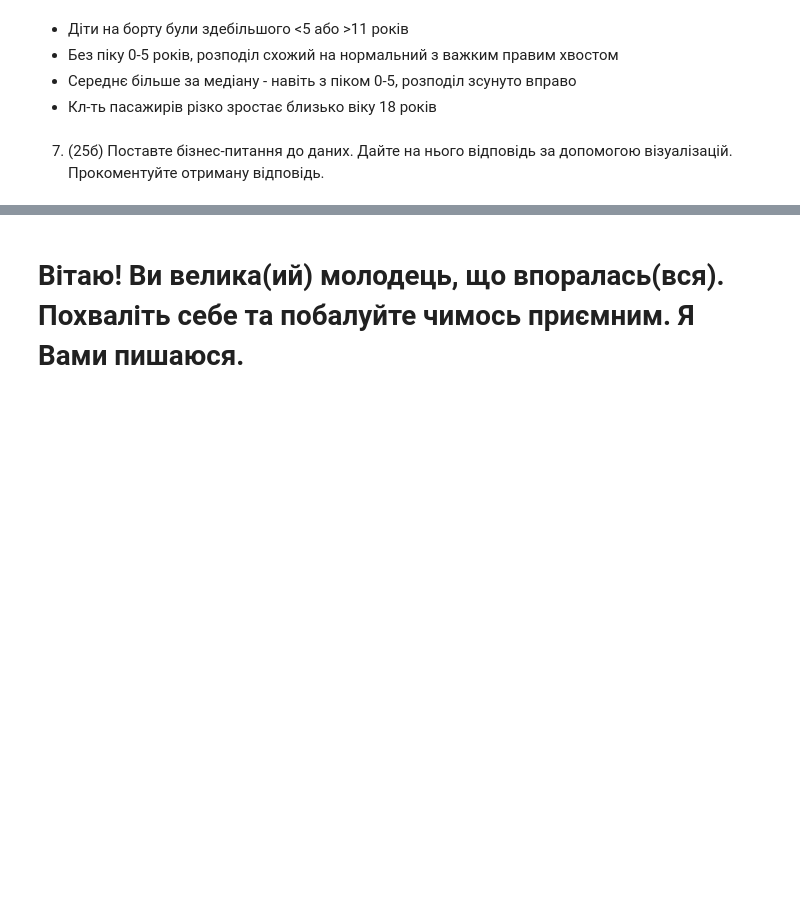
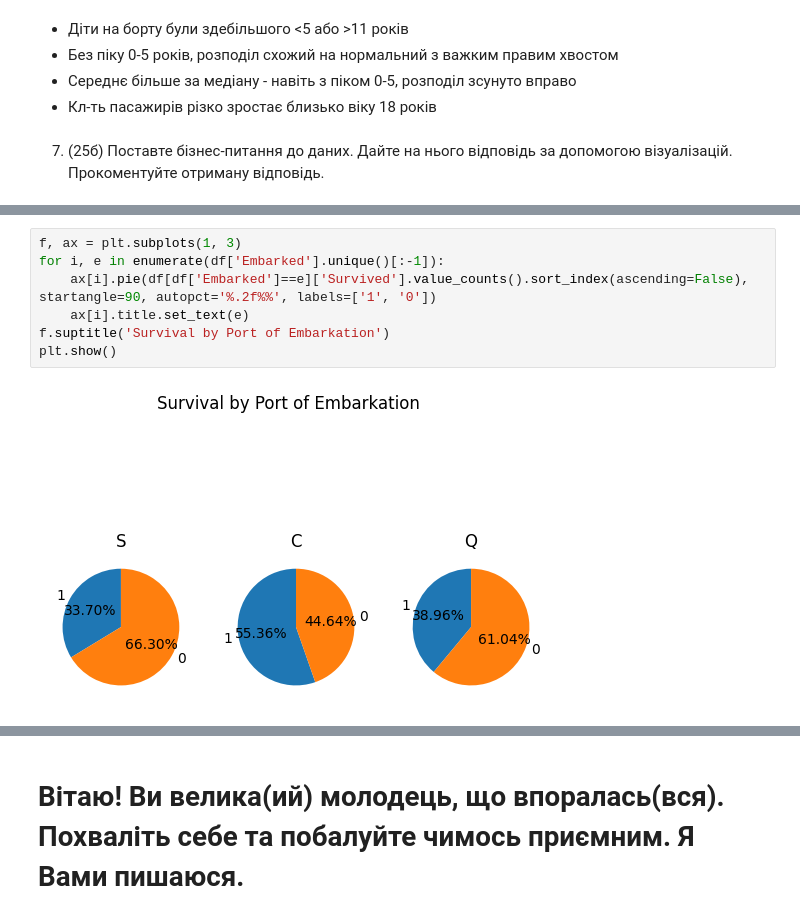
Before and after one commit to IvarY/hello-world, a Jupyter notebook: python_practice_10.ipynb, the cells around one changed output, grey strips where cells are left out. Cells and saved outputs as stored; diff of their text form; blank space fills up the shorter version.

```diff
--- a/python_practice_10.ipynb
+++ b/python_practice_10.ipynb
@@ -141,0 +183,9 @@ plt.show()
+# %%
+f, ax = plt.subplots(1, 3)
+for i, e in enumerate(df['Embarked'].unique()[:-1]):
+    ax[i].pie(df[df['Embarked']==e]['Survived'].value_counts().sort_index(ascending=False), startangle=90, autopct='%.2f%%', labels=['1', '0'])
+    ax[i].title.set_text(e)
+f.suptitle('Survival by Port of Embarkation')
+plt.show()
+# %% [output]
+[figure, added]
```
Also changed, not shown: parts of 24 cells of this notebook.
